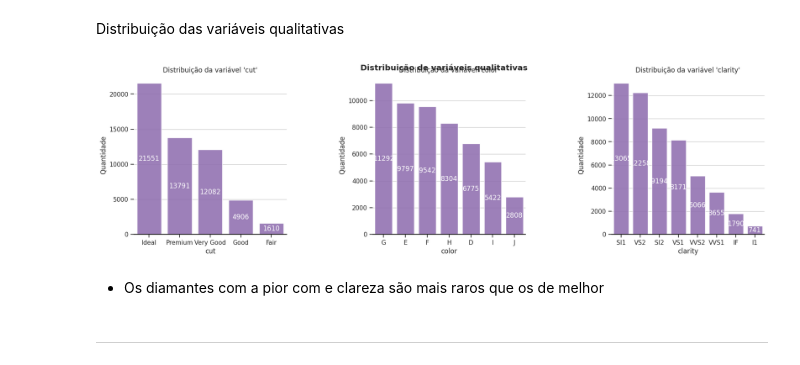
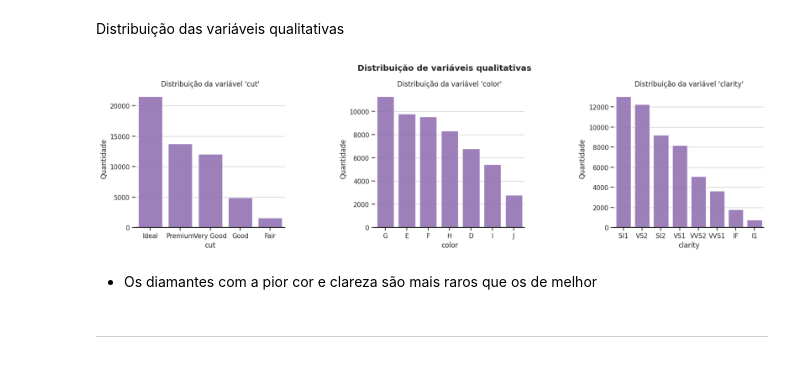
Before and after one commit to annaneto/avanti-bootcamp-cdd, a Jupyter notebook: notebooks/01-exploratory_data_analysis.ipynb, the cells around one changed output. Drawn from its saved outputs; the diff is of its cells as text; code cells hidden in the pictures.

```diff
--- a/notebooks/01-exploratory_data_analysis.ipynb
+++ b/notebooks/01-exploratory_data_analysis.ipynb
@@ -98,34 +96,29 @@ df.describe(include='all')
 Distribuição das variáveis qualitativas
 # %%
 fig, axes = plt.subplots(1, 3, figsize=(17,5))
-plt.tight_layout(pad=2, w_pad=10, h_pad=5)
+plt.tight_layout(pad=4, w_pad=10, h_pad=5)
 fig.suptitle('Distribuição de variáveis qualitativas', fontweight='bold')
 for i, variavel in enumerate(dicionario.query("tipo == 'qualitativa'").variavel.to_list()):
     order = df[variavel].value_counts().index
     ax = sns.countplot(
         data=df,
         x=variavel,
         ax=axes.flatten()[i],
         color=colors[0],
         alpha=0.9,
         order=order
     )
-    ax.bar_label(
-        ax.containers[0],
-        fmt='%.0f',
-        label_type='center',
-        color='white'
-    )
+
     ax.set(frame_on=False)
     ax.axhline(0, color="k", clip_on=False)
     ax.set_title(f"Distribuição da variável '{variavel}'")
     ax.set_ylabel('Quantidade')
     ax.grid(axis='y', linestyle='-')
 plt.show()
 # %% [output]
-[figure, old version]
+[figure, new version]
 # %% [markdown]
-* Os diamantes com a pior com e clareza são mais raros que os de melhor
+* Os diamantes com a pior cor e clareza são mais raros que os de melhor
 # %% [markdown]
  ---
 # %% [markdown]
```
Also changed, not shown: parts of 16 cells of this notebook.
